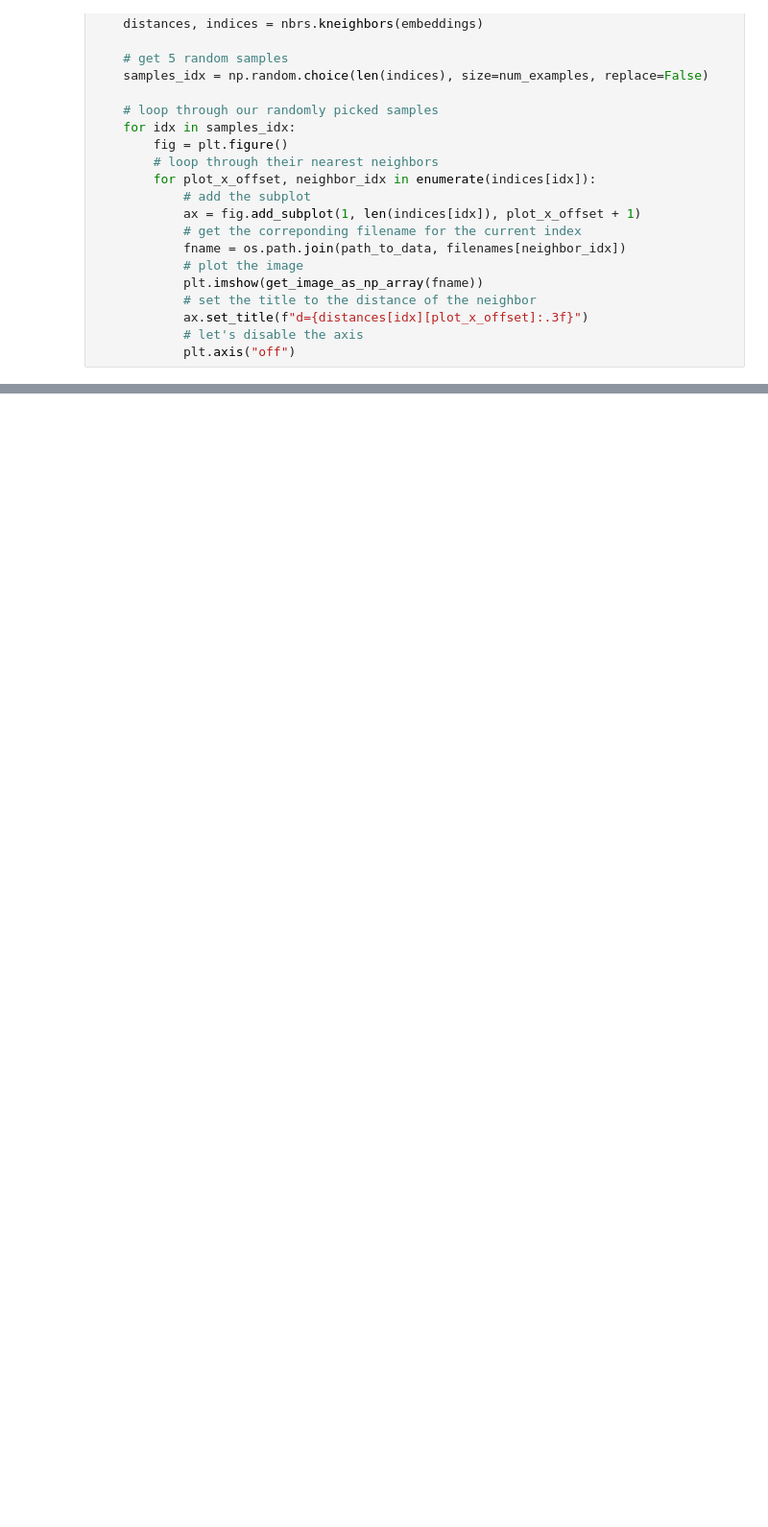
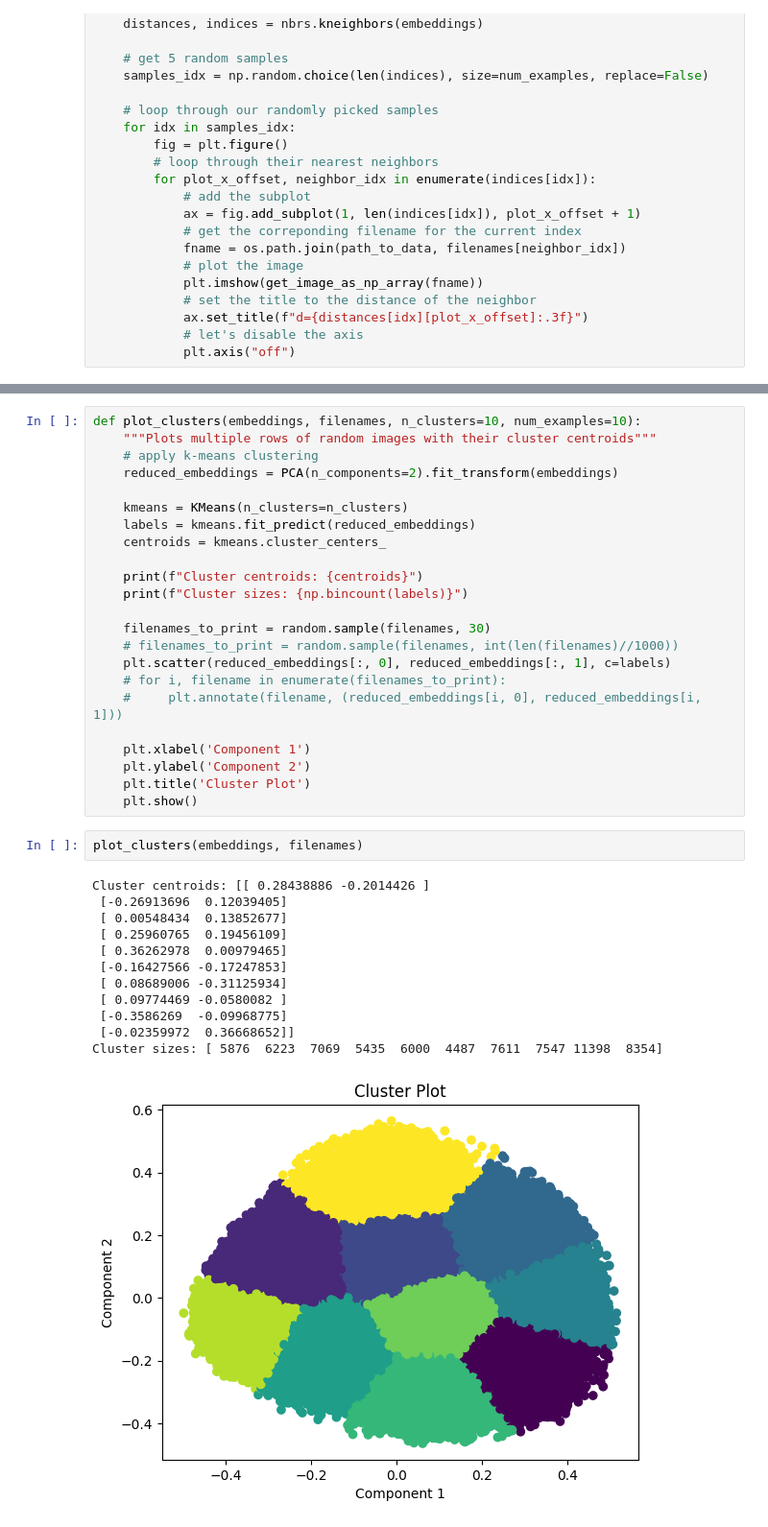
Before and after one commit to MKaczkow/ml_concepts, a Jupyter notebook: ideas/ssl/simcrl_mnist.ipynb, the cells around one changed output, grey strips where cells are left out. Shown at 96% size. Drawn from its saved outputs; the diff is of its cells as text; blank space fills up the shorter version.

```diff
--- a/ideas/ssl/simcrl_mnist.ipynb
+++ b/ideas/ssl/simcrl_mnist.ipynb
@@ -312,0 +265,38 @@ tutorials:
+# %%
+def plot_clusters(embeddings, filenames, n_clusters=10, num_examples=10):
+    """Plots multiple rows of random images with their cluster centroids"""
+    # apply k-means clustering
+    reduced_embeddings = PCA(n_components=2).fit_transform(embeddings)
+
+    kmeans = KMeans(n_clusters=n_clusters)
+    labels = kmeans.fit_predict(reduced_embeddings)
+    centroids = kmeans.cluster_centers_
+
+    print(f"Cluster centroids: {centroids}")
+    print(f"Cluster sizes: {np.bincount(labels)}")
+
+    filenames_to_print = random.sample(filenames, 30)
+    # filenames_to_print = random.sample(filenames, int(len(filenames)//1000))
+    plt.scatter(reduced_embeddings[:, 0], reduced_embeddings[:, 1], c=labels)
+    # for i, filename in enumerate(filenames_to_print):
+    #     plt.annotate(filename, (reduced_embeddings[i, 0], reduced_embeddings[i, 1]))
+
+    plt.xlabel('Component 1')
+    plt.ylabel('Component 2')
+    plt.title('Cluster Plot')
+    plt.show()
+# %%
+plot_clusters(embeddings, filenames)
+# %% [output]
+Cluster centroids: [[ 0.28438886 -0.2014426 ]
+ [-0.26913696  0.12039405]
+ [ 0.00548434  0.13852677]
+ [ 0.25960765  0.19456109]
+ [ 0.36262978  0.00979465]
+ [-0.16427566 -0.17247853]
+ [ 0.08689006 -0.31125934]
+ [ 0.09774469 -0.0580082 ]
+ [-0.3586269  -0.09968775]
+ [-0.02359972  0.36668652]]
+Cluster sizes: [ 5876  6223  7069  5435  6000  4487  7611  7547 11398  8354]
+[figure, added]
```
Also changed, not shown: parts of 12 cells of this notebook.
